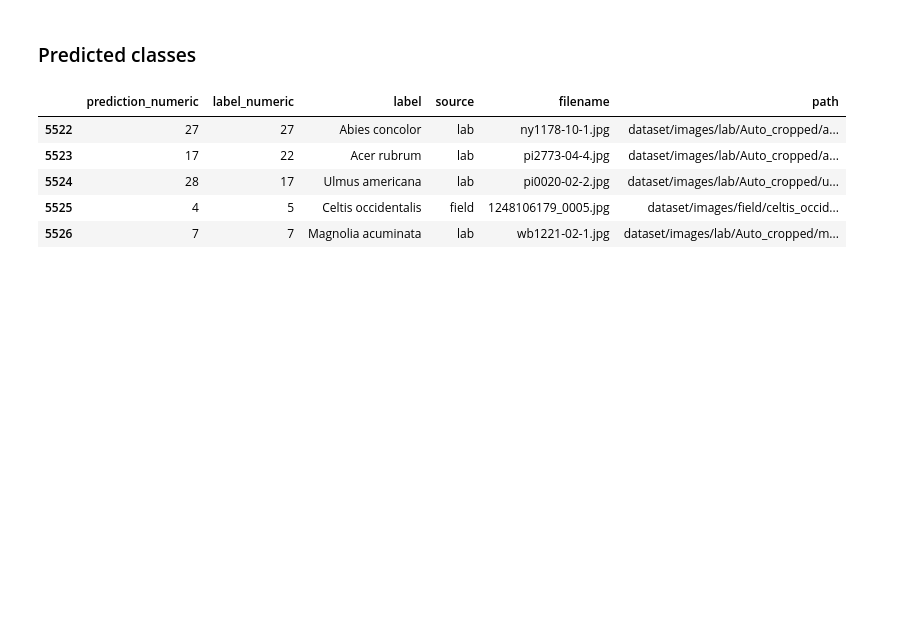
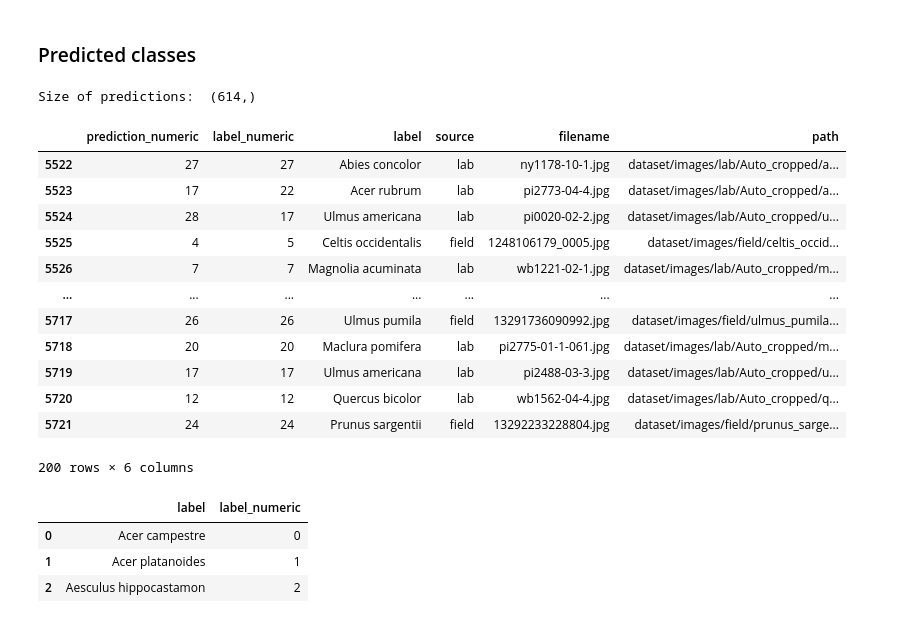
Before and after one commit to NLeSC/XAI, a Jupyter notebook: Software/LeafSnapDemo/LeafSnapModel30_ManyImagesSomeMethods.ipynb, the cells around one changed output. Cells and saved outputs as stored; diff of their text form; code cells hidden in the pictures; blank space fills up the shorter version.

Commit message:
issue #80: prediction species

```diff
--- a/Software/LeafSnapDemo/LeafSnapModel30_ManyImagesSomeMethods.ipynb
+++ b/Software/LeafSnapDemo/LeafSnapModel30_ManyImagesSomeMethods.ipynb
@@ -100,19 +102,19 @@ d.plot_12images(images = images_train, labels = labels_train, sources = sources_
 img_rows = 64
 img_cols = 64
 img_channels = 3
-#print(K.image_data_format())
+
 if K.image_data_format() == 'channels_first':
     images_train = images_train.reshape(images_train.shape[0], img_channels, img_rows, img_cols)
     images_test = images_test.reshape(images_test.shape[0], img_channels, img_rows, img_cols)
-    images_val = images_val.reshape(images_val.shape[0], img_channels, img_rows, img_cols)
+   # images_val = images_val.reshape(images_val.shape[0], img_channels, img_rows, img_cols)
     input_shape = (img_channels, img_rows, img_cols)
 else:
     images_train = images_train.reshape(images_train.shape[0], img_rows, img_cols, img_channels)
     images_test = images_test.reshape(images_test.shape[0], img_rows, img_cols, img_channels)
-    images_val = images_val.reshape(images_val.shape[0], img_rows, img_cols, img_channels)
+   # images_val = images_val.reshape(images_val.shape[0], img_rows, img_cols, img_channels)
     input_shape = (img_rows, img_cols, img_channels)
 print("Size of training data: ", np.shape(images_train))
-print("Size of validation data: ", np.shape(images_val))
+#print("Size of validation data: ", np.shape(images_val))
 print("Size of testing data: ", np.shape(images_test))
 # %% [output]
 Size of training data:  (4295, 64, 64, 3)
@@ -159,16 +160,36 @@ Test accuracy: 74.9185667946595 %
 # %% [markdown]
 ### Predicted classes
 # %%
-pred = model.predict_classes(images_test)
-#print(pred)
-predictions= pd.DataFrame({'prediction_numeric': pred, 'label_numeric': labels_numeric_test, 'label': labels_test, 'source': sources_test, 'filename':filenames_test, 'path':path_test})
+prediction_numeric = model.predict_classes(images_test)
+print("Size of predictions: ", np.shape(prediction_numeric))
+#strs = ["" for x in range(size)]
+#prediction = np.zeros(nim_test)
+predictions= pd.DataFrame({'prediction_numeric': prediction_numeric, 'label_numeric': labels_numeric_test, 'label': labels_test, 'source': sources_test, 'filename':filenames_test, 'path':path_test})
 #order columns
 predictions = predictions[['prediction_numeric', 'label_numeric', 'label', 'source', 'filename', 'path']]
-predictions.head()
+predictions.head(200)
 # %% [output]
+Size of predictions:  (614,)
 |  | prediction_numeric | label_numeric | label | source | filename | path |
 | 5522 | 27 | 27 | Abies concolor | lab | ny1178-10-1.jpg | dataset/images/lab/Auto_cropped/a... |
 | 5523 | 17 | 22 | Acer rubrum | lab | pi2773-04-4.jpg | dataset/images/lab/Auto_cropped/a... |
 | 5524 | 28 | 17 | Ulmus americana | lab | pi0020-02-2.jpg | dataset/images/lab/Auto_cropped/u... |
 | 5525 | 4 | 5 | Celtis occidentalis | field | 1248106179_0005.jpg | dataset/images/field/celtis_occid... |
 | 5526 | 7 | 7 | Magnolia acuminata | lab | wb1221-02-1.jpg | dataset/images/lab/Auto_cropped/m... |
+| ... | ... | ... | ... | ... | ... | ... |
+| 5717 | 26 | 26 | Ulmus pumila | field | 13291736090992.jpg | dataset/images/field/ulmus_pumila... |
+| 5718 | 20 | 20 | Maclura pomifera | lab | pi2775-01-1-061.jpg | dataset/images/lab/Auto_cropped/m... |
+| 5719 | 17 | 17 | Ulmus americana | lab | pi2488-03-3.jpg | dataset/images/lab/Auto_cropped/u... |
+| 5720 | 12 | 12 | Quercus bicolor | lab | wb1562-04-4.jpg | dataset/images/lab/Auto_cropped/q... |
+| 5721 | 24 | 24 | Prunus sargentii | field | 13292233228804.jpg | dataset/images/field/prunus_sarge... |
+200 rows × 6 columns
+# %%
+# correspondence label and label_numeric
+info_data_unique = info_data[['label', 'label_numeric']]
+info_data_unique = info_data_unique.drop_duplicates(keep='first').sort_values('label_numeric').reset_index(drop=True)
+info_data_unique.head(3)
+# %% [output]
+|  | label | label_numeric |
+| 0 | Acer campestre | 0 |
+| 1 | Acer platanoides | 1 |
+| 2 | Aesculus hippocastamon | 2 |
```
Also changed, not shown: parts of 12 cells of this notebook.
